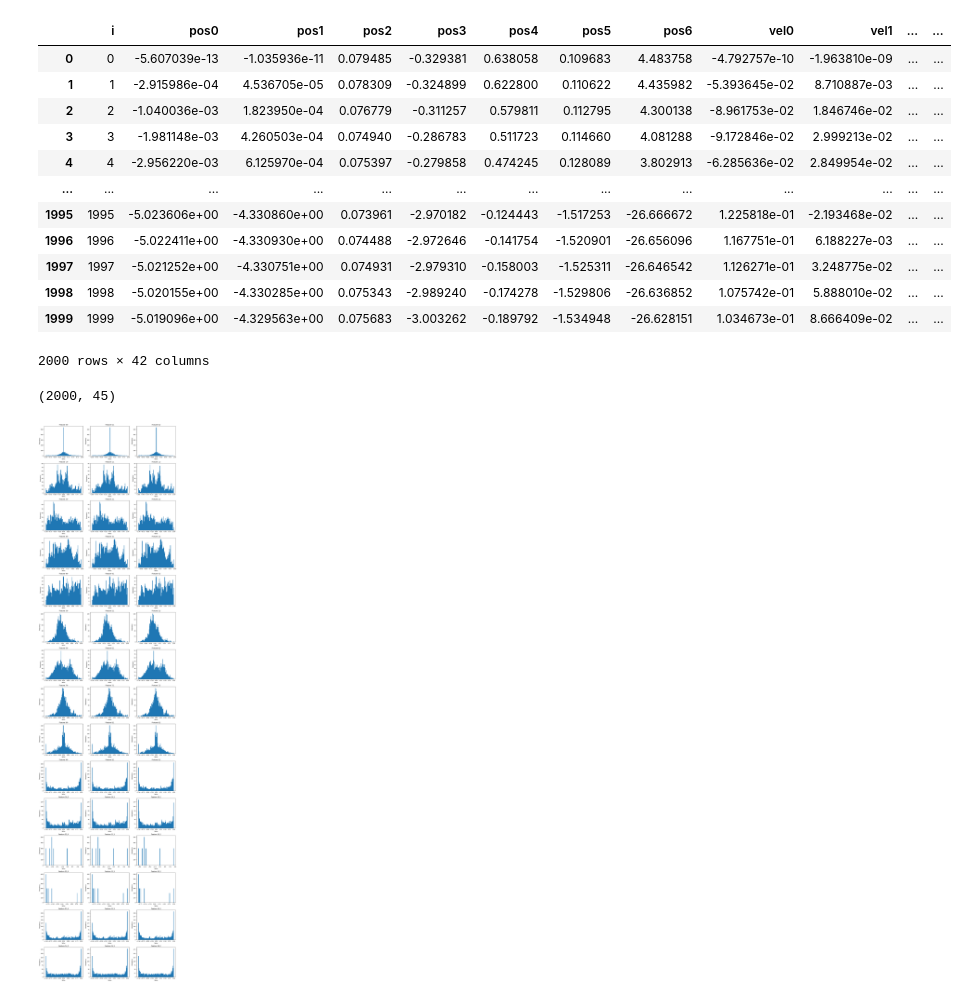
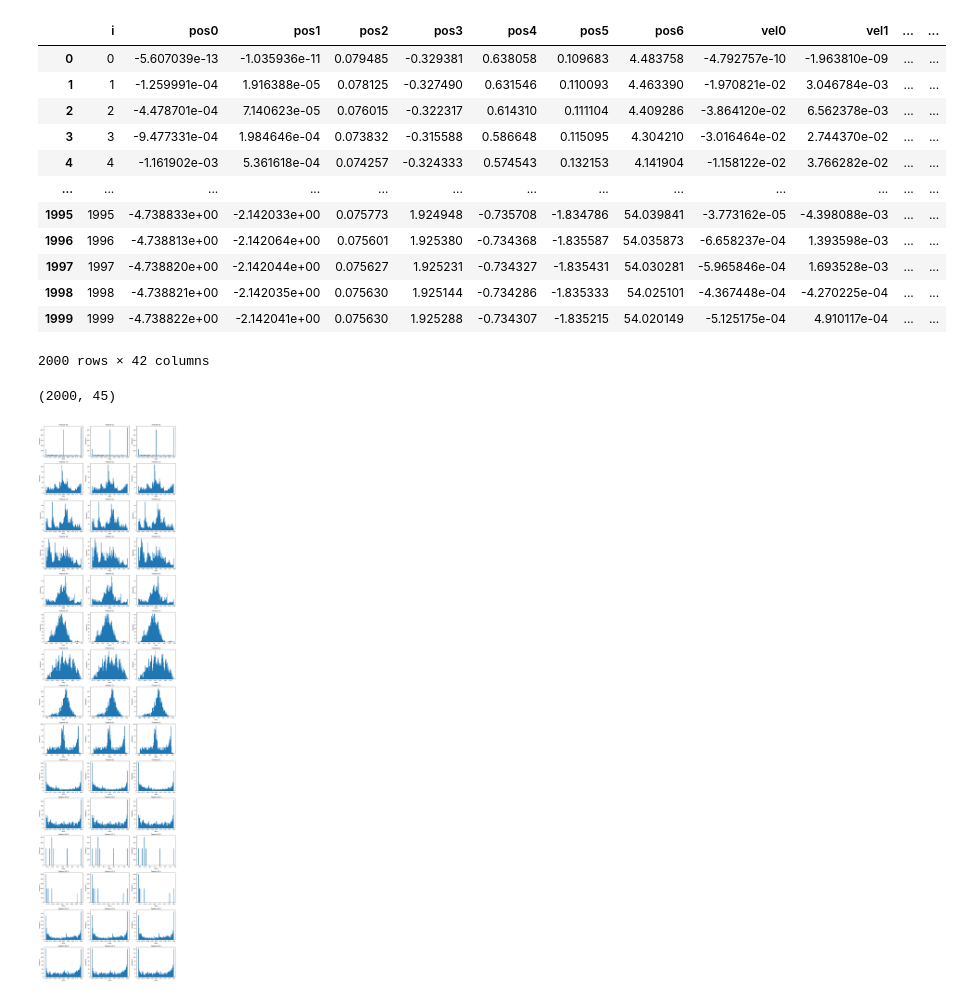
Before and after one commit to NovelMobileRobotsLab/rock, a Jupyter notebook: genesis-sim/tumbling/projruns/velctrl_s5r3_2025-04-14_19-37-31/analysis.ipynb, the cells around one changed output. Cells and saved outputs as stored; diff of their text form; code cells hidden in the pictures.

```diff
--- a/genesis-sim/tumbling/projruns/velctrl_s5r3_2025-04-14_19-37-31/analysis.ipynb
+++ b/genesis-sim/tumbling/projruns/velctrl_s5r3_2025-04-14_19-37-31/analysis.ipynb
@@ -1,31 +1,31 @@
 # %%
 import pandas as pd
 import numpy as np
 import matplotlib.pyplot as plt
 
 
-df = pd.read_csv("eval_ckpt150.csv")
+df = pd.read_csv("eval_ckpt200.csv")
 display(df)
 
 #read
 obs_columns = [f'obs{i}' for i in range(15)]
 obs_array = df[obs_columns].to_numpy()
 
 obs_array = np.repeat(obs_array, repeats=3, axis=1) #repeat 3 times to simulate hisotry 3
 obs_array.shape
 # %% [output]
 |  | i | pos0 | pos1 | pos2 | pos3 | pos4 | pos5 | pos6 | vel0 | vel1 | ... | ... |
 | 0 | 0 | -5.607039e-13 | -1.035936e-11 | 0.079485 | -0.329381 | 0.638058 | 0.109683 | 4.483758 | -4.792757e-10 | -1.963810e-09 | ... | ... |
-| 1 | 1 | -2.915986e-04 | 4.536705e-05 | 0.078309 | -0.324899 | 0.622800 | 0.110622 | 4.435982 | -5.393645e-02 | 8.710887e-03 | ... | ... |
-| 2 | 2 | -1.040036e-03 | 1.823950e-04 | 0.076779 | -0.311257 | 0.579811 | 0.112795 | 4.300138 | -8.961753e-02 | 1.846746e-02 | ... | ... |
-| 3 | 3 | -1.981148e-03 | 4.260503e-04 | 0.074940 | -0.286783 | 0.511723 | 0.114660 | 4.081288 | -9.172846e-02 | 2.999213e-02 | ... | ... |
-| 4 | 4 | -2.956220e-03 | 6.125970e-04 | 0.075397 | -0.279858 | 0.474245 | 0.128089 | 3.802913 | -6.285636e-02 | 2.849954e-02 | ... | ... |
+| 1 | 1 | -1.259991e-04 | 1.916388e-05 | 0.078125 | -0.327490 | 0.631546 | 0.110093 | 4.463390 | -1.970821e-02 | 3.046784e-03 | ... | ... |
+| 2 | 2 | -4.478701e-04 | 7.140623e-05 | 0.076015 | -0.322317 | 0.614310 | 0.111104 | 4.409286 | -3.864120e-02 | 6.562378e-03 | ... | ... |
+| 3 | 3 | -9.477331e-04 | 1.984646e-04 | 0.073832 | -0.315588 | 0.586648 | 0.115095 | 4.304210 | -3.016464e-02 | 2.744370e-02 | ... | ... |
+| 4 | 4 | -1.161902e-03 | 5.361618e-04 | 0.074257 | -0.324333 | 0.574543 | 0.132153 | 4.141904 | -1.158122e-02 | 3.766282e-02 | ... | ... |
 | ... | ... | ... | ... | ... | ... | ... | ... | ... | ... | ... | ... | ... |
-| 1995 | 1995 | -5.023606e+00 | -4.330860e+00 | 0.073961 | -2.970182 | -0.124443 | -1.517253 | -26.666672 | 1.225818e-01 | -2.193468e-02 | ... | ... |
-| 1996 | 1996 | -5.022411e+00 | -4.330930e+00 | 0.074488 | -2.972646 | -0.141754 | -1.520901 | -26.656096 | 1.167751e-01 | 6.188227e-03 | ... | ... |
-| 1997 | 1997 | -5.021252e+00 | -4.330751e+00 | 0.074931 | -2.979310 | -0.158003 | -1.525311 | -26.646542 | 1.126271e-01 | 3.248775e-02 | ... | ... |
-| 1998 | 1998 | -5.020155e+00 | -4.330285e+00 | 0.075343 | -2.989240 | -0.174278 | -1.529806 | -26.636852 | 1.075742e-01 | 5.888010e-02 | ... | ... |
-| 1999 | 1999 | -5.019096e+00 | -4.329563e+00 | 0.075683 | -3.003262 | -0.189792 | -1.534948 | -26.628151 | 1.034673e-01 | 8.666409e-02 | ... | ... |
+| 1995 | 1995 | -4.738833e+00 | -2.142033e+00 | 0.075773 | 1.924948 | -0.735708 | -1.834786 | 54.039841 | -3.773162e-05 | -4.398088e-03 | ... | ... |
+| 1996 | 1996 | -4.738813e+00 | -2.142064e+00 | 0.075601 | 1.925380 | -0.734368 | -1.835587 | 54.035873 | -6.658237e-04 | 1.393598e-03 | ... | ... |
+| 1997 | 1997 | -4.738820e+00 | -2.142044e+00 | 0.075627 | 1.925231 | -0.734327 | -1.835431 | 54.030281 | -5.965846e-04 | 1.693528e-03 | ... | ... |
+| 1998 | 1998 | -4.738821e+00 | -2.142035e+00 | 0.075630 | 1.925144 | -0.734286 | -1.835333 | 54.025101 | -4.367448e-04 | -4.270225e-04 | ... | ... |
+| 1999 | 1999 | -4.738822e+00 | -2.142041e+00 | 0.075630 | 1.925288 | -0.734307 | -1.835215 | 54.020149 | -5.125175e-04 | 4.910117e-04 | ... | ... |
 2000 rows × 42 columns
 (2000, 45)
 # %%
@@ -49,7 +49,7 @@ for i in range(num_features, len(axes)):
 plt.tight_layout()
 plt.show()
 # %% [output]
-[figure, old version]
+[figure, new version]
 # %%
 %matplotlib widget
 plt.figure()
```
Also changed, not shown: parts of 3 cells of this notebook.
